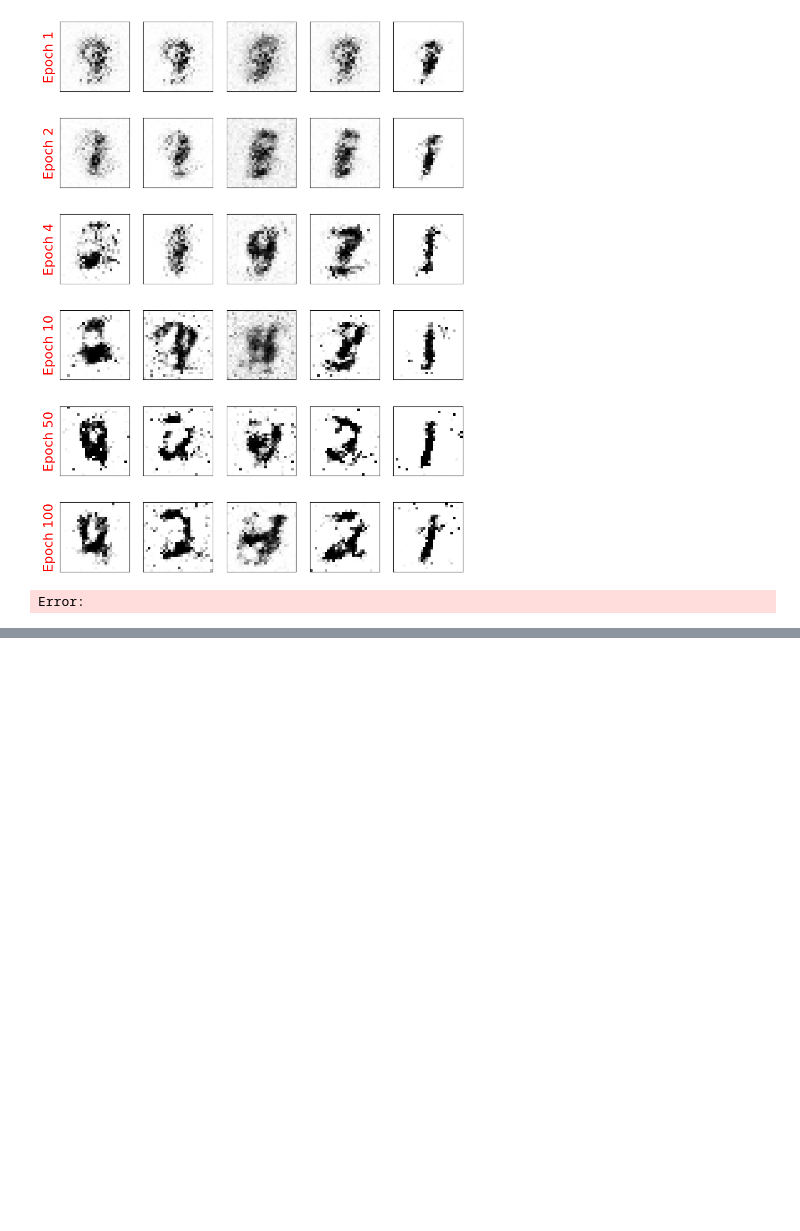
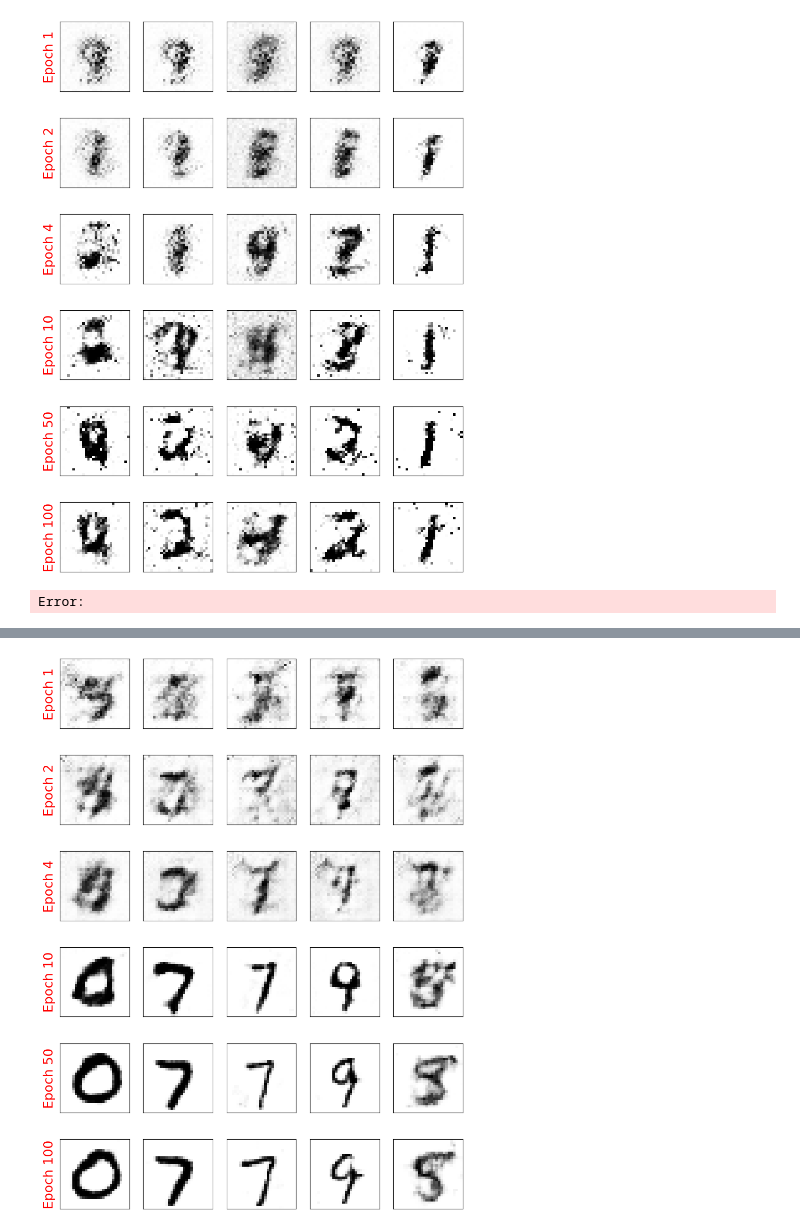
Before and after one commit to Snapzie/DLAndAI, a Jupyter notebook: GAN_MNIST/GAN.ipynb, the cells around one changed output, grey strips where cells are left out. Drawn from its saved outputs; the diff is of its cells as text; code cells hidden in the pictures; blank space fills up the shorter version.

```diff
--- a/GAN_MNIST/GAN.ipynb
+++ b/GAN_MNIST/GAN.ipynb
@@ -189,0 +366,26 @@ Error:
+# %%
+def d_train_wgan(x):
+    disc_model.zero_grad()
+    batch_size = x.size(0)
+    x = x.to(device)
+
+    d_real = disc_model(x)
+    input_z = create_noise(batch_size,z_size,mode_z).to(device)
+    g_output = gen_model(input_z)
+    d_fake = disc_model(g_output)
+    d_loss = d_fake.mean() - d_real.mean() + gradient_penalty(x.data,g_output.data)
+    d_loss.backward()
+    d_optimizer.step()
+    return d_loss.data.item()
+
+def g_train_wgan(x):
+    gen_model.zero_grad()
+    batch_size = x.size(0)
+
+    input_z = create_noise(batch_size,z_size,mode_z).to(device)
+    g_output = gen_model(input_z)
+    d_fake = disc_model(g_output)
+    g_loss = -d_fake.mean()
+    g_loss.backward()
+    g_optimizer.step()
+    return g_loss.data.item()
@@ -189,0 +443,15 @@ Error:
+# %%
+selected_epochs = [1,2,4,10,50,100]
+fig = plt.figure(figsize=(10,14))
+for i,e in enumerate(selected_epochs):
+    for j in range(5):
+        ax = fig.add_subplot(6,5,i*5+j+1)
+        ax.set_xticks([])
+        ax.set_yticks([])
+        if j == 0:
+            ax.text(-0.06,0.5,f'Epoch {e}',rotation=90,size=18,color='red',horizontalalignment='right',verticalalignment='center',transform=ax.transAxes)
+        image = epoch_samples_wgan[e-1][j]
+        ax.imshow(image,cmap='gray_r')
+plt.show()
+# %% [output]
+[figure, added]
```
Also changed, not shown: parts of 12 cells of this notebook, 1 other file.
